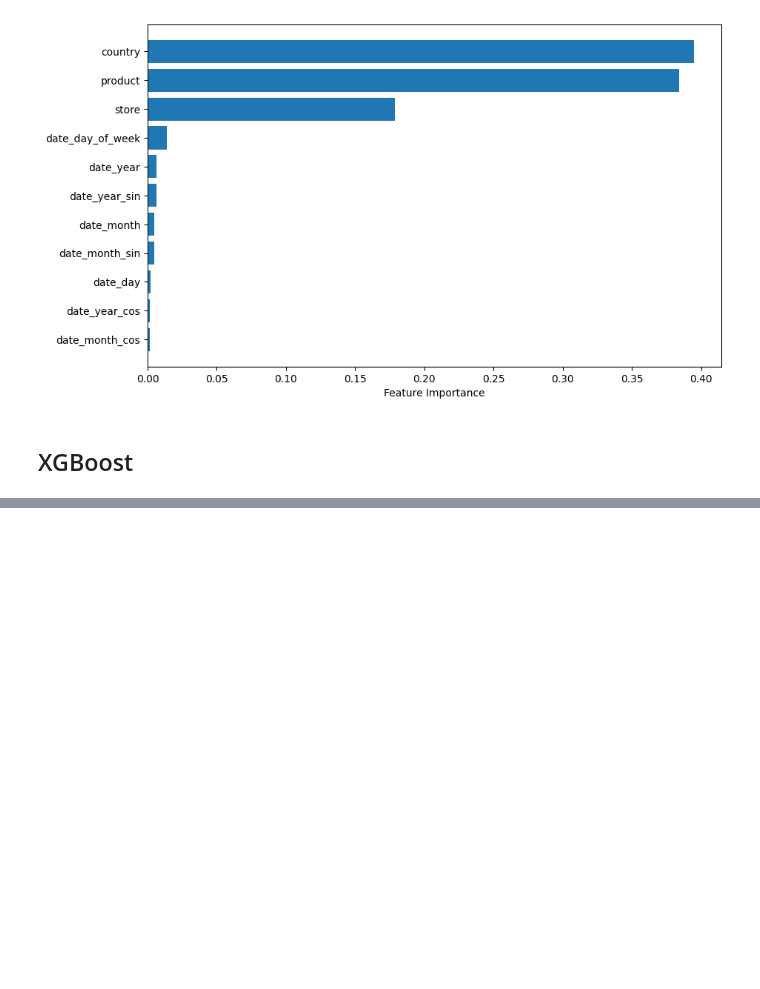
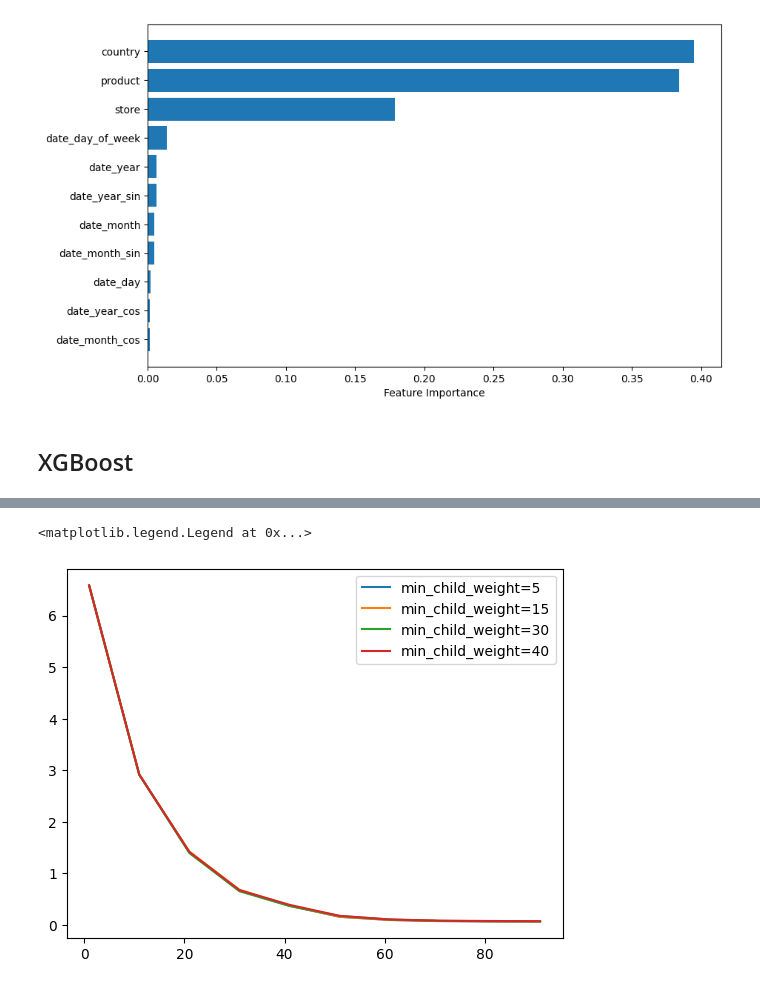
Before and after one commit to Koda98/sticker-sales-forecasting, a Jupyter notebook: notebook.ipynb, the cells around one changed output, grey strips where cells are left out. Drawn from its saved outputs; the diff is of its cells as text; code cells hidden in the pictures; blank space fills up the shorter version.

```diff
--- a/notebook.ipynb
+++ b/notebook.ipynb
@@ -480,0 +567,2 @@ plt.show()
+# %%
+params['learning_rate'] = 0.1
@@ -480,0 +588,15 @@ plt.show()
+# %%
+columns = ['min_child_weights', 'n_estimators', 'mape']
+df_scores = pd.DataFrame(overall_scores, columns=columns)
+# %%
+for w in min_child_weights:
+    df_subset = df_scores[df_scores.min_child_weights == w]
+
+    plt.plot(df_subset.n_estimators, df_subset.mape,
+            label=f'min_child_weight={w}')
+
+
+plt.legend()
+# %% [output]
+<matplotlib.legend.Legend at 0x...>
+[figure, added]
```
Also changed, not shown: parts of 12 cells of this notebook.
